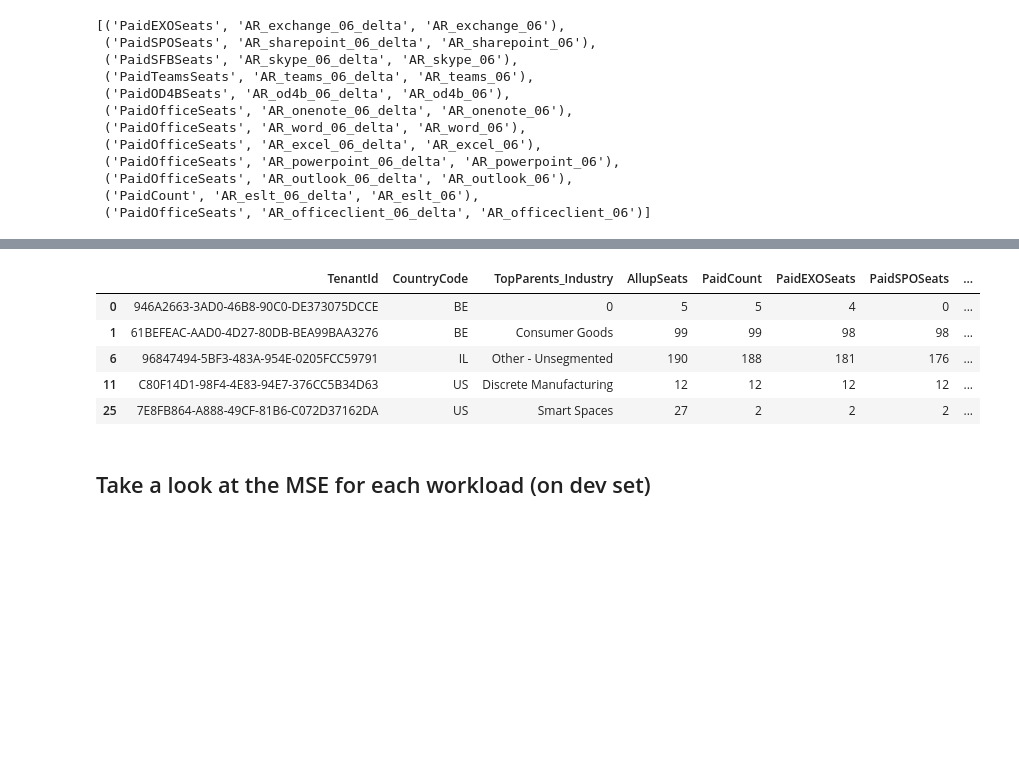
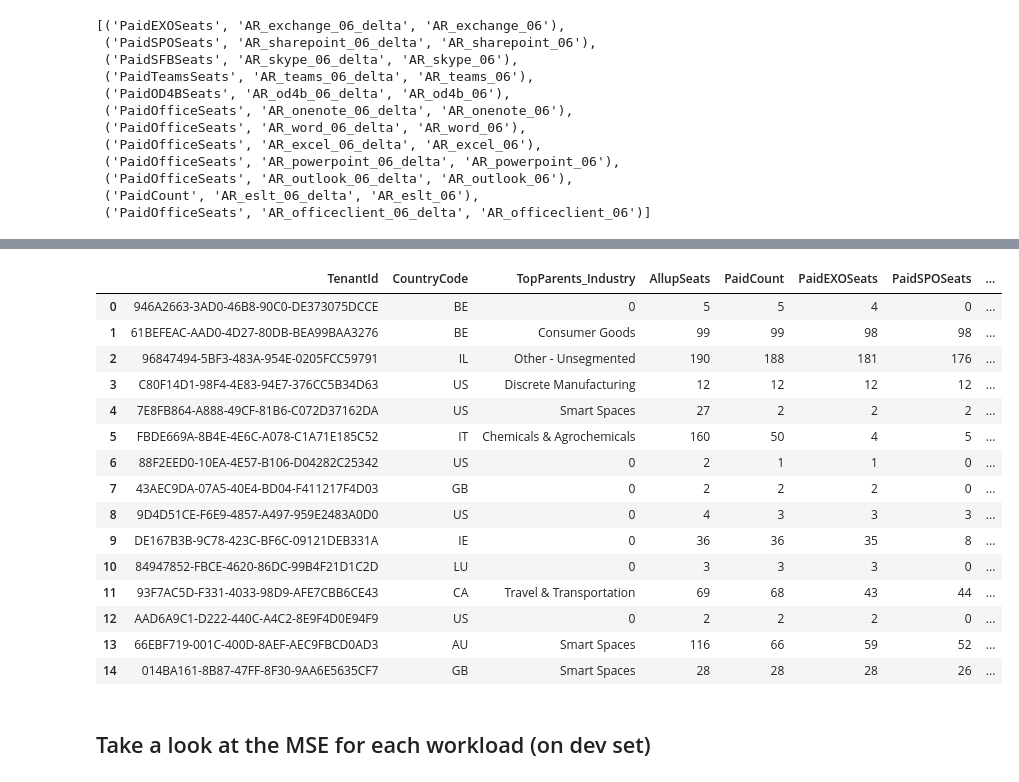
Before and after one commit to chenchenpan/MS-intern-project, a Jupyter notebook: load-NN-best-model-fewer-features-version.ipynb, the cells around one changed output, grey strips where cells are left out. Drawn from its saved outputs; the diff is of its cells as text; code cells hidden in the pictures; blank space fills up the shorter version.

```diff
--- a/load-NN-best-model-fewer-features-version.ipynb
+++ b/load-NN-best-model-fewer-features-version.ipynb
@@ -258,9 +262,21 @@ for ps, delta, acr in targets:
+# %%
+df_display = pd.read_csv('results/rec_display.csv')
 # %%
-df_display.head()
+df_display.head(15)
 # %% [output]
 |  | TenantId | CountryCode | TopParents_Industry | AllupSeats | PaidCount | PaidEXOSeats | PaidSPOSeats | ... |
 | 0 | 946A2663-3AD0-46B8-90C0-DE373075DCCE | BE | 0 | 5 | 5 | 4 | 0 | ... |
 | 1 | 61BEFEAC-AAD0-4D27-80DB-BEA99BAA3276 | BE | Consumer Goods | 99 | 99 | 98 | 98 | ... |
-| 6 | 96847494-5BF3-483A-954E-0205FCC59791 | IL | Other - Unsegmented | 190 | 188 | 181 | 176 | ... |
-| 11 | C80F14D1-98F4-4E83-94E7-376CC5B34D63 | US | Discrete Manufacturing | 12 | 12 | 12 | 12 | ... |
-| 25 | 7E8FB864-A888-49CF-81B6-C072D37162DA | US | Smart Spaces | 27 | 2 | 2 | 2 | ... |
+| 2 | 96847494-5BF3-483A-954E-0205FCC59791 | IL | Other - Unsegmented | 190 | 188 | 181 | 176 | ... |
+| 3 | C80F14D1-98F4-4E83-94E7-376CC5B34D63 | US | Discrete Manufacturing | 12 | 12 | 12 | 12 | ... |
+| 4 | 7E8FB864-A888-49CF-81B6-C072D37162DA | US | Smart Spaces | 27 | 2 | 2 | 2 | ... |
+| 5 | FBDE669A-8B4E-4E6C-A078-C1A71E185C52 | IT | Chemicals & Agrochemicals | 160 | 50 | 4 | 5 | ... |
+| 6 | 88F2EED0-10EA-4E57-B106-D04282C25342 | US | 0 | 2 | 1 | 1 | 0 | ... |
+| 7 | 43AEC9DA-07A5-40E4-BD04-F411217F4D03 | GB | 0 | 2 | 2 | 2 | 0 | ... |
+| 8 | 9D4D51CE-F6E9-4857-A497-959E2483A0D0 | US | 0 | 4 | 3 | 3 | 3 | ... |
+| 9 | DE167B3B-9C78-423C-BF6C-09121DEB331A | IE | 0 | 36 | 36 | 35 | 8 | ... |
+| 10 | 84947852-FBCE-4620-86DC-99B4F21D1C2D | LU | 0 | 3 | 3 | 3 | 0 | ... |
+| 11 | 93F7AC5D-F331-4033-98D9-AFE7CBB6CE43 | CA | Travel & Transportation | 69 | 68 | 43 | 44 | ... |
+| 12 | AAD6A9C1-D222-440C-A4C2-8E9F4D0E94F9 | US | 0 | 2 | 2 | 2 | 0 | ... |
+| 13 | 66EBF719-001C-400D-8AEF-AEC9FBCD0AD3 | AU | Smart Spaces | 116 | 66 | 59 | 52 | ... |
+| 14 | 014BA161-8B87-47FF-8F30-9AA6E5635CF7 | GB | Smart Spaces | 28 | 28 | 28 | 26 | ... |
```
Also changed, not shown: parts of 8 cells of this notebook, 2 other files.
